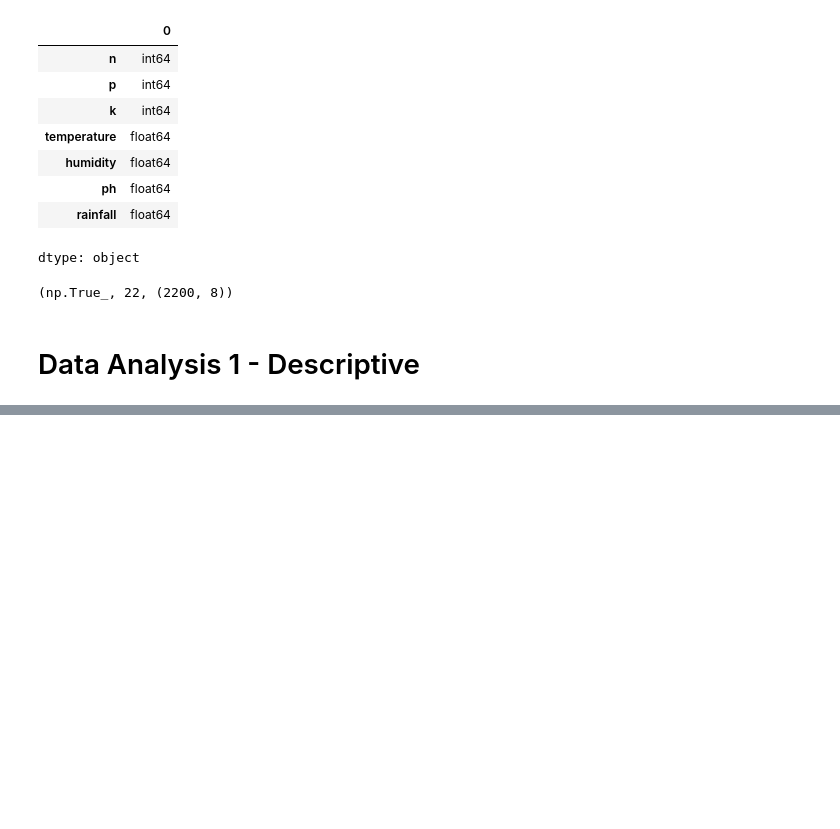
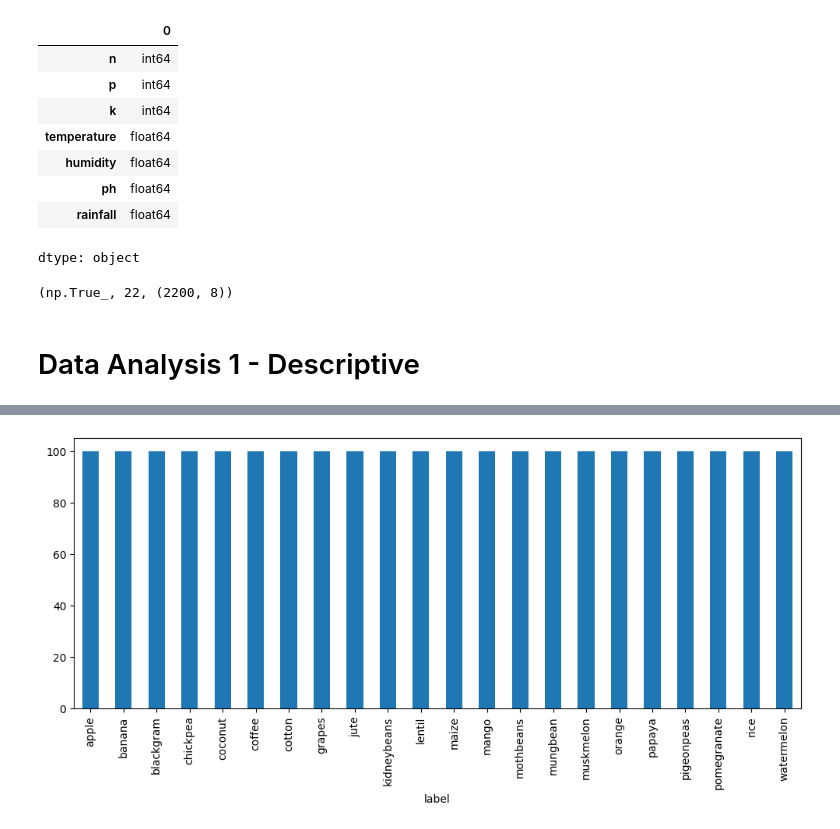
Before and after one commit to psubedicsu/Final-Project---608, a Jupyter notebook: Final_Project.ipynb, the cells around one changed output, grey strips where cells are left out. Saved outputs shown, nothing was run; the diff lists cells and outputs as text; code cells hidden in the pictures; blank space fills up the shorter version.

```diff
--- a/Final_Project.ipynb
+++ b/Final_Project.ipynb
@@ -36,0 +64,9 @@ df["label"].notna().all(), df["label"].nunique(), df.shape
+# %%
+counts = df["label"].value_counts()
+
+plt.figure(figsize=(10,5))
+counts.plot(kind="bar")
+plt.tight_layout()
+plt.show()
+# %% [output]
+[figure, added]
```
Also changed, not shown: parts of 5 cells of this notebook.
